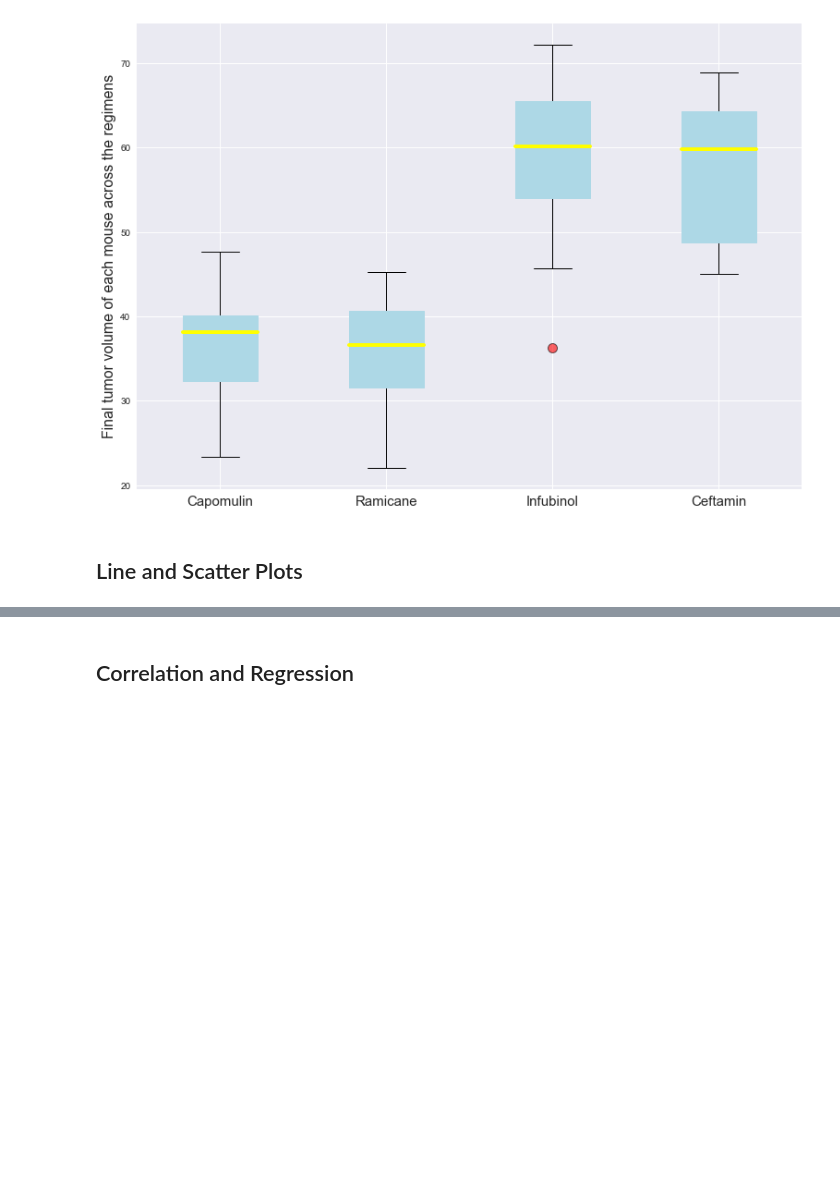
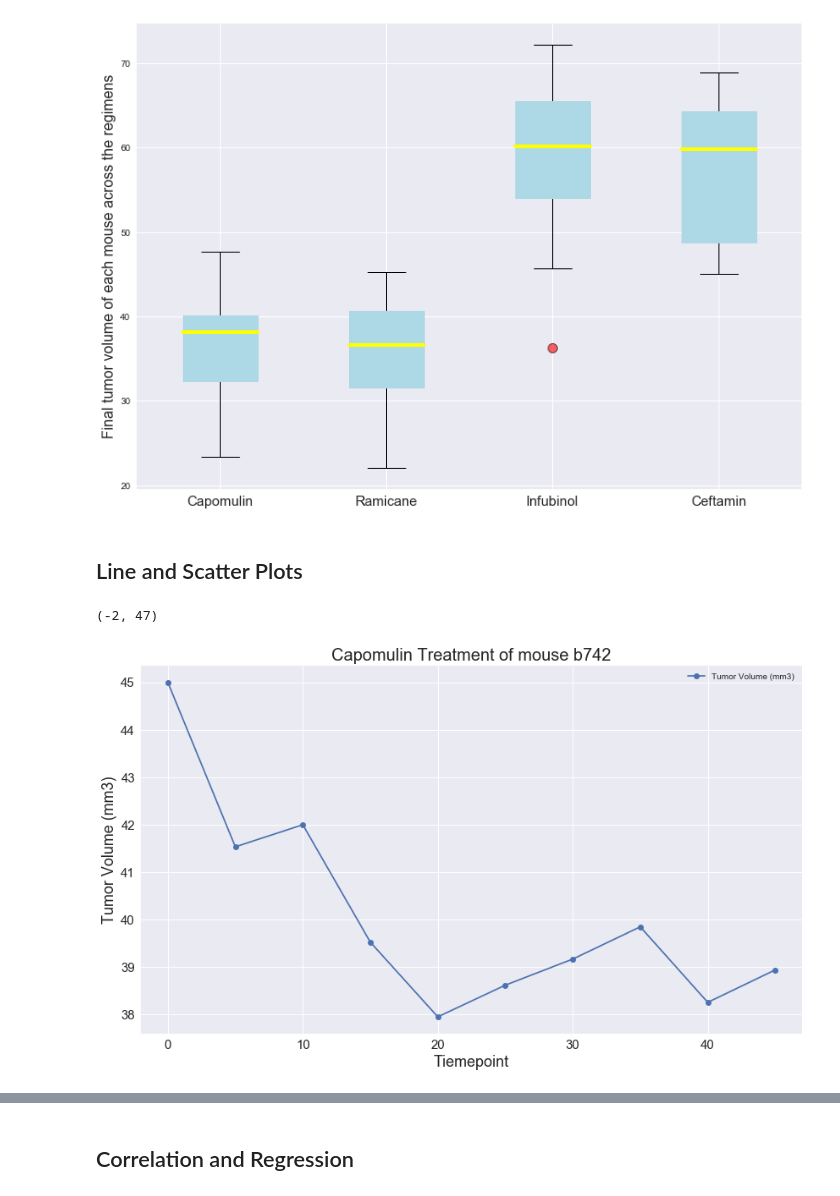
Before and after one commit to crogar/matplotlib-challenge, a Jupyter notebook: Pymaceuticals/pymaceuticals_starter.ipynb, the cells around one changed output, grey strips where cells are left out. Saved outputs shown, nothing was run; the diff lists cells and outputs as text; code cells hidden in the pictures; blank space fills up the shorter version.

Commit message:
Update Pymaceuticals
Added scatter plot

```diff
--- a/Pymaceuticals/pymaceuticals_starter.ipynb
+++ b/Pymaceuticals/pymaceuticals_starter.ipynb
@@ -315,3 +315,8 @@ plt.show()
 ## Line and Scatter Plots
 # %%
 # Generate a line plot of tumor volume vs. time point for a mouse treated with Capomulin
+Capomulin_df = Cleaned_df.loc[Cleaned_df['Drug Regimen'].isin(["Capomulin"])]
+# Randomly picking a mouse
+random_mouse = Capomulin_df.sample()['Mouse ID']
+mouse_data = Capomulin_df.loc[Capomulin_df["Mouse ID"].isin(random_mouse)]
+mouse_data = mouse_data[["Timepoint","Tumor Volume (mm3)"]]
@@ -319,0 +323,9 @@ plt.show()
+# %%
+line_chart =mouse_data.plot.line(x='Timepoint', y='Tumor Volume (mm3)', figsize=(14,8),fontsize=15, marker='o')
+line_chart.set_xlabel("Tiemepoint", fontsize=18)
+line_chart.set_ylabel("Tumor Volume (mm3)", fontsize=18)
+line_chart.set_title(f"Capomulin Treatment of mouse {random_mouse.values[0]}", fontsize=20)
+line_chart.set_xlim(min(mouse_data['Timepoint'])-2,max(mouse_data['Timepoint'])+2)
+# %% [output]
+(-2, 47)
+[figure, added]
```
Also changed, not shown: parts of 3 cells of this notebook.
